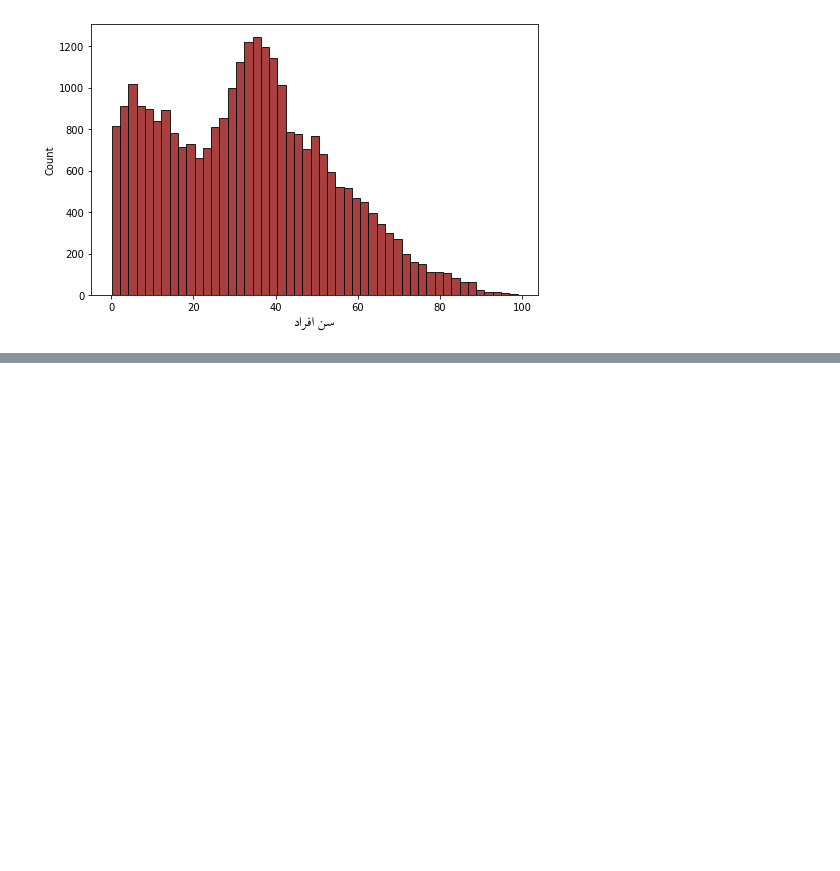
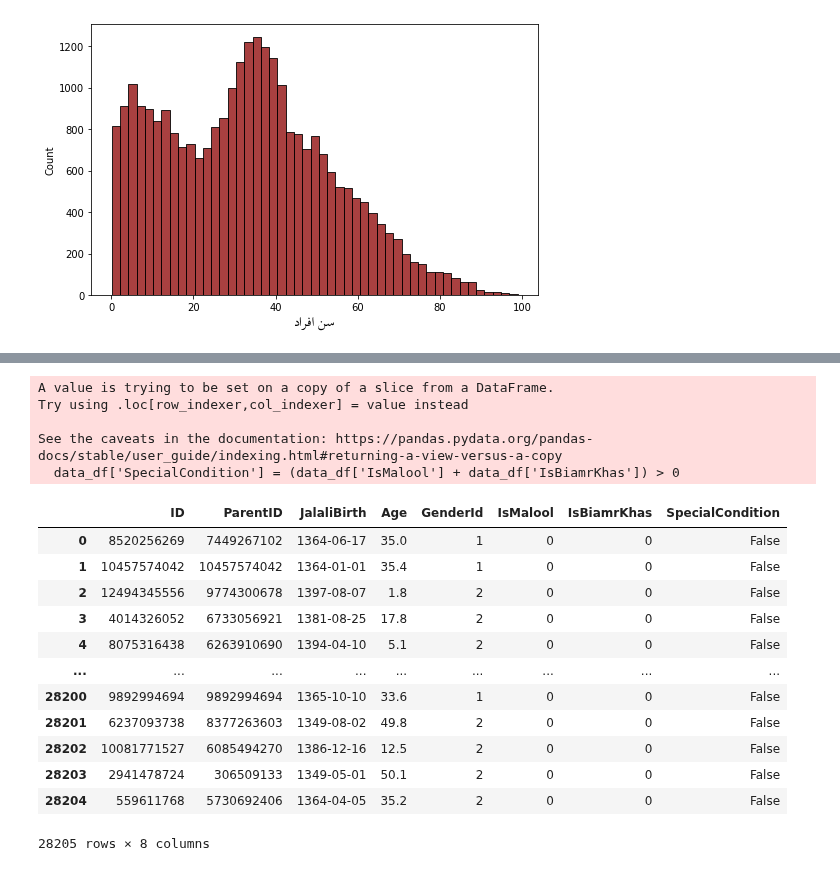
Before and after one commit to sadraheydari/BS_project, a Jupyter notebook: code/notebooks/03 - Houshold Features.ipynb, the cells around one changed output, grey strips where cells are left out. Cells and saved outputs as stored; diff of their text form; code cells hidden in the pictures; blank space fills up the shorter version.

```diff
--- a/code/notebooks/03 - Houshold Features.ipynb
+++ b/code/notebooks/03 - Houshold Features.ipynb
@@ -51,0 +69,24 @@ plt.savefig('../../report/figures/EDA/AgeHistogram.pdf')
+# %%
+data_df['SpecialCondition'] = (data_df['IsMalool'] + data_df['IsBiamrKhas']) > 0
+# %% [output]
+A value is trying to be set on a copy of a slice from a DataFrame.
+Try using .loc[row_indexer,col_indexer] = value instead
+
+See the caveats in the documentation: https://pandas.pydata.org/pandas-docs/stable/user_guide/indexing.html#returning-a-view-versus-a-copy
+  data_df['SpecialCondition'] = (data_df['IsMalool'] + data_df['IsBiamrKhas']) > 0
+# %%
+data_df
+# %% [output]
+|  | ID | ParentID | JalaliBirth | Age | GenderId | IsMalool | IsBiamrKhas | SpecialCondition |
+| 0 | 8520256269 | 7449267102 | 1364-06-17 | 35.0 | 1 | 0 | 0 | False |
+| 1 | 10457574042 | 10457574042 | 1364-01-01 | 35.4 | 1 | 0 | 0 | False |
+| 2 | 12494345556 | 9774300678 | 1397-08-07 | 1.8 | 2 | 0 | 0 | False |
+| 3 | 4014326052 | 6733056921 | 1381-08-25 | 17.8 | 2 | 0 | 0 | False |
+| 4 | 8075316438 | 6263910690 | 1394-04-10 | 5.1 | 2 | 0 | 0 | False |
+| ... | ... | ... | ... | ... | ... | ... | ... | ... |
+| 28200 | 9892994694 | 9892994694 | 1365-10-10 | 33.6 | 1 | 0 | 0 | False |
+| 28201 | 6237093738 | 8377263603 | 1349-08-02 | 49.8 | 2 | 0 | 0 | False |
+| 28202 | 10081771527 | 6085494270 | 1386-12-16 | 12.5 | 2 | 0 | 0 | False |
+| 28203 | 2941478724 | 306509133 | 1349-05-01 | 50.1 | 2 | 0 | 0 | False |
+| 28204 | 559611768 | 5730692406 | 1364-04-05 | 35.2 | 2 | 0 | 0 | False |
+28205 rows × 8 columns
```
Also changed, not shown: parts of 5 cells of this notebook, 1 other file.
